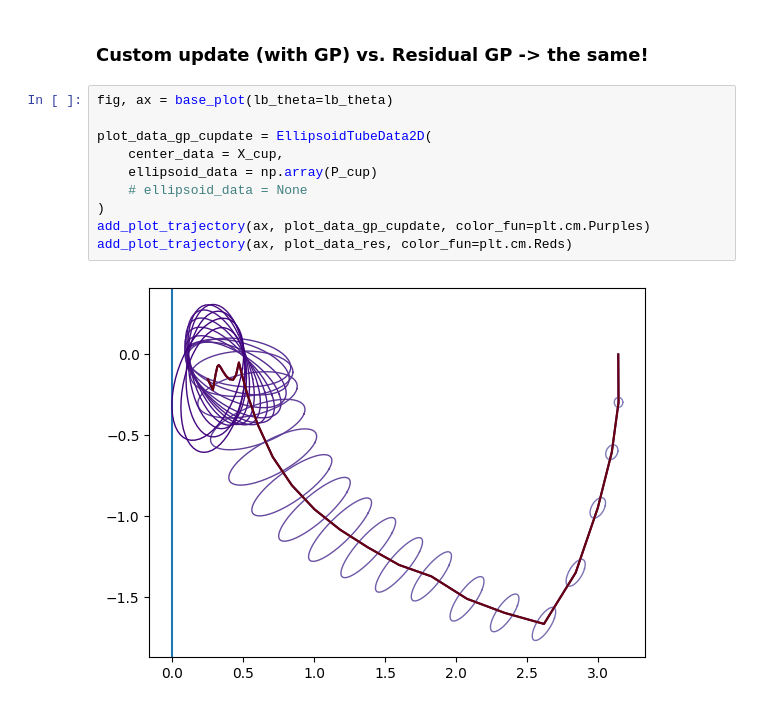
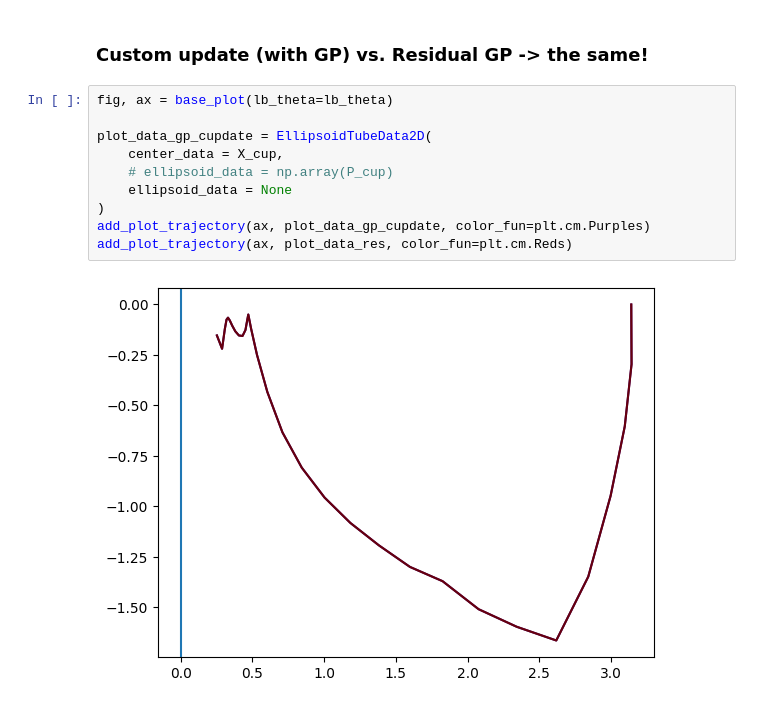
Before and after one commit to aaronprevedello/l4acados, a Jupyter notebook: examples/inverted_pendulum/inverted_pendulum_residual_learning_zoro.ipynb, the cells around one changed output. Saved outputs shown, nothing was run; the diff lists cells and outputs as text.

```diff
--- a/examples/inverted_pendulum/inverted_pendulum_residual_learning_zoro.ipynb
+++ b/examples/inverted_pendulum/inverted_pendulum_residual_learning_zoro.ipynb
@@ -561,12 +561,12 @@ residuals after  29 SQP_RTI iterations:
 # %%
 fig, ax = base_plot(lb_theta=lb_theta)
 
 plot_data_gp_cupdate = EllipsoidTubeData2D(
     center_data = X_cup,
-    ellipsoid_data = np.array(P_cup)
-    # ellipsoid_data = None
+    # ellipsoid_data = np.array(P_cup)
+    ellipsoid_data = None
 )
 add_plot_trajectory(ax, plot_data_gp_cupdate, color_fun=plt.cm.Purples)
 add_plot_trajectory(ax, plot_data_res, color_fun=plt.cm.Reds)
 # %% [output]
-[figure, old version]
+[figure, new version]
```
Also changed, not shown: parts of 1 cell of this notebook, 5 other files.
